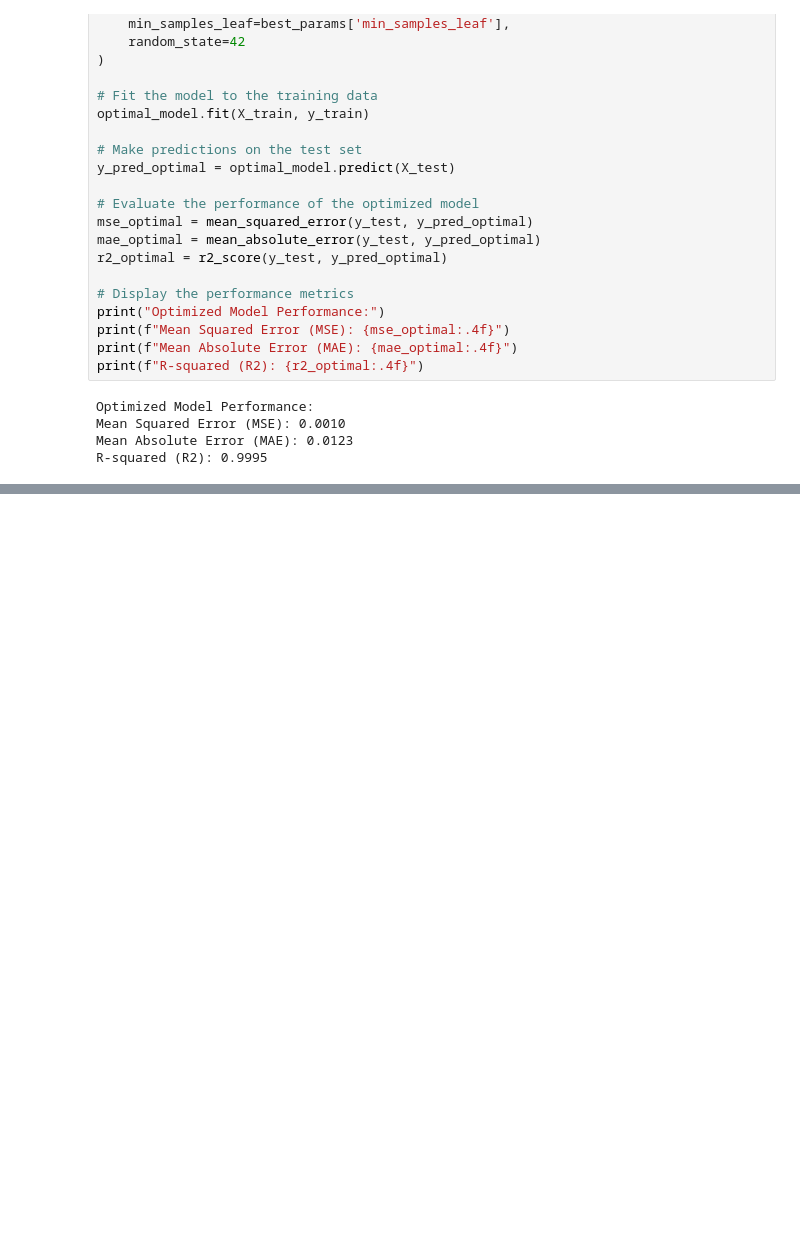
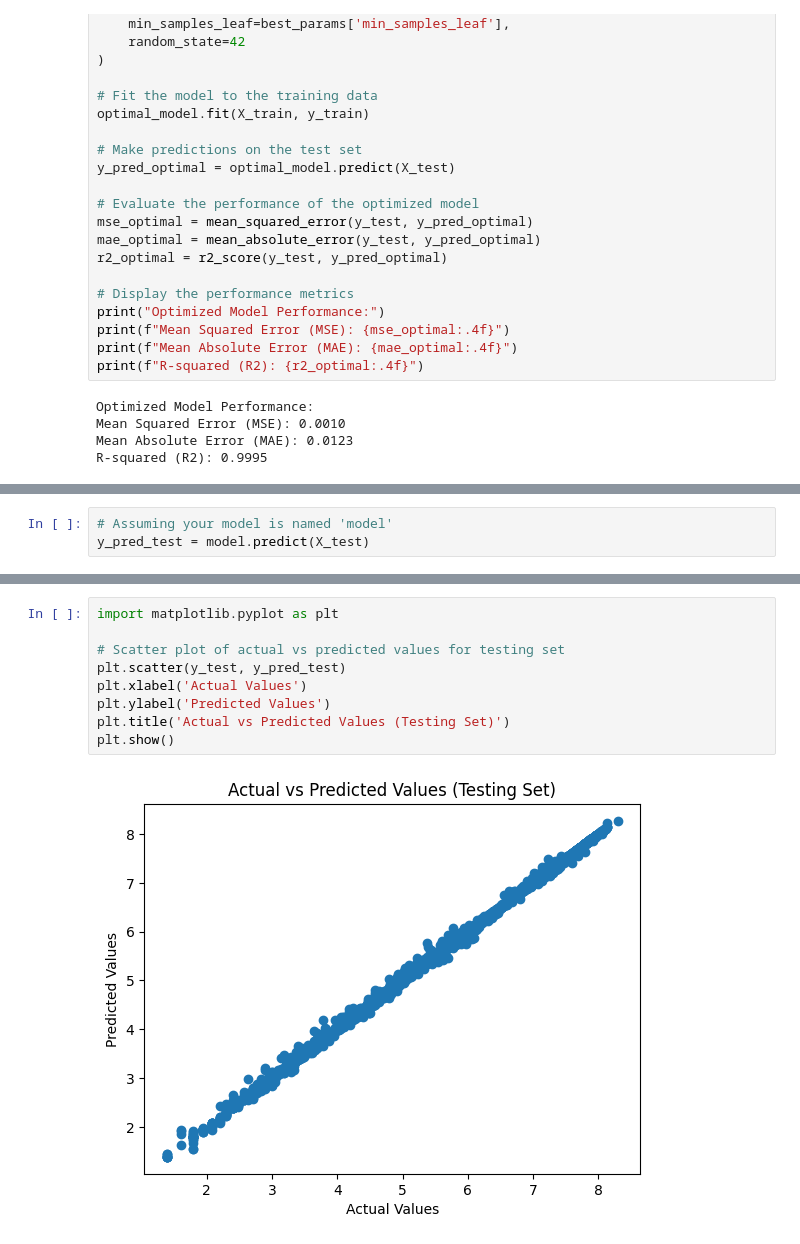
Before and after one commit to tirthmagnus/CS-668-CS-668-, a Jupyter notebook: Cs_668__EDa.ipynb, the cells around one changed output, grey strips where cells are left out. Drawn from its saved outputs; the diff is of its cells as text; blank space fills up the shorter version.

```diff
--- a/Cs_668__EDa.ipynb
+++ b/Cs_668__EDa.ipynb
@@ -531,0 +626,3 @@ R-squared (R2): 0.9995
+# %%
+# Assuming your model is named 'model'
+y_pred_test = model.predict(X_test)
@@ -531,0 +654,11 @@ R-squared (R2): 0.9995
+# %%
+import matplotlib.pyplot as plt
+
+# Scatter plot of actual vs predicted values for testing set
+plt.scatter(y_test, y_pred_test)
+plt.xlabel('Actual Values')
+plt.ylabel('Predicted Values')
+plt.title('Actual vs Predicted Values (Testing Set)')
+plt.show()
+# %% [output]
+[figure, added]
```
Also changed, not shown: parts of 7 cells of this notebook.
